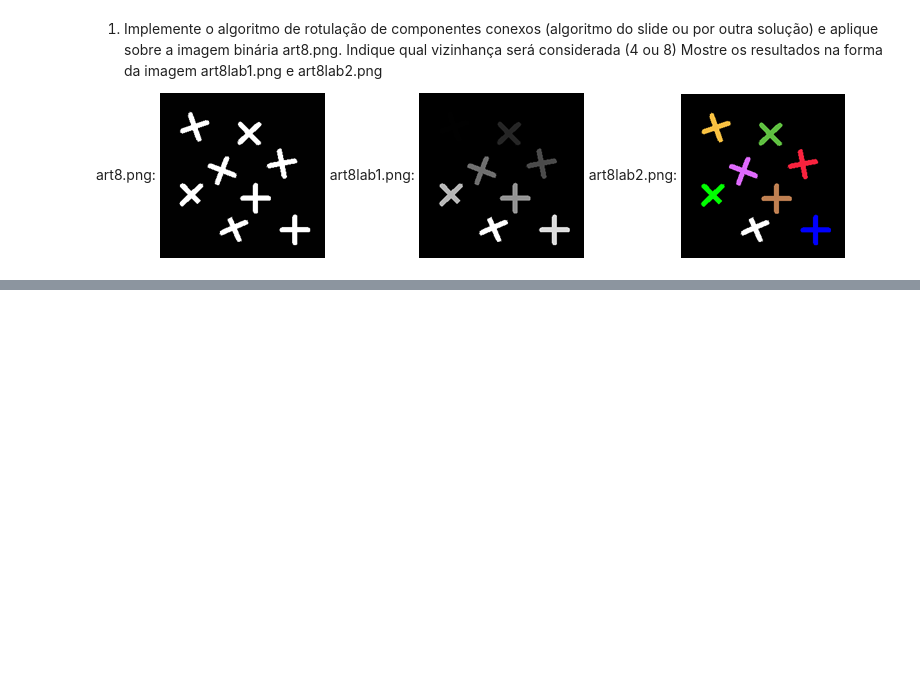
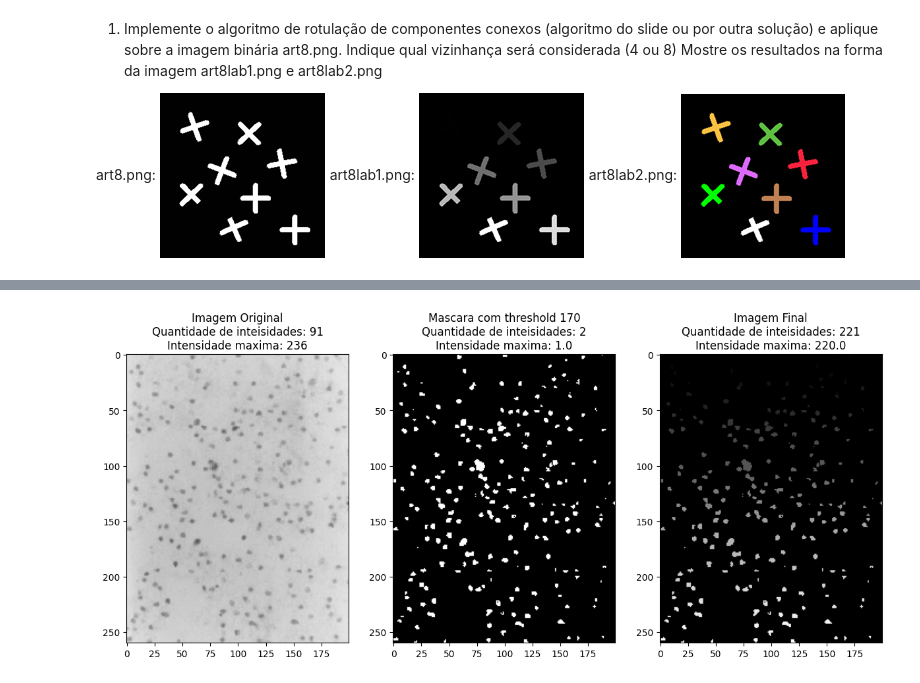
Before and after one commit to pedrohrpc/gsi058_t1_pedro.procopio, a Jupyter notebook: Lab02 - Connected Components/lab03.ipynb, the cells around one changed output, grey strips where cells are left out. Cells and saved outputs as stored; diff of their text form; code cells hidden in the pictures; blank space fills up the shorter version.

```diff
--- a/Lab02 - Connected Components/lab03.ipynb
+++ b/Lab02 - Connected Components/lab03.ipynb
@@ -137,0 +90,88 @@ if np.intersect1d(arr1, arr2):
+# %%
+import cv2 as cv
+import matplotlib.pyplot as plt
+import numpy as np
+
+filename = "clc3.png"
+
+img = cv.imread(filename, cv.IMREAD_GRAYSCALE)
+
+
+# Criando mascara com threshold determinado
+fundoBranco = True
+threshold = 170
+maskImg = np.zeros(img.shape)
+if fundoBranco:
+    maskImg[img <= threshold] = 1
+    maskImg[img > threshold] = 0
+else:
+    maskImg[img >= threshold] = 1
+    maskImg[img < threshold] = 0
+
+# Criando matriz para salvar as labels
+linhas, colunas = img.shape
+label = np.zeros((linhas,colunas))
+newLabel = 1
+sameLabel = []
+
+# Preenchendo matriz de labels e salvando pares de labels equivalentes
+for i in range(1,linhas):
+    for j in range(1,colunas):
+        if maskImg[i][j] == 1:
+            if (label[i-1][j] != 0 and label[i][j-1] != 0) and label[i-1][j] != label[i][j-1]:
+                label[i][j] = label[i-1][j]
+                sameLabel.append([label[i-1][j], label[i][j-1]])
+
+            elif label[i-1][j] != 0:
+                label[i][j] = label[i-1][j]
+            elif label[i][j-1] != 0:
+                label[i][j] = label[i][j-1]
+            else:
+                label[i][j] = newLabel
+                newLabel = newLabel + 1
+        else:
+            pass
+
+# Concatenando pares de labels equivalentes (Ex: Se 1 e 2 sao equivalentes, e 2 e 3 sao equivalentes, entao 1, 2 e 3 sao equivalentes)
+finalSames = []
+for same in sameLabel:
+    noMatch = True
+    for i in range(len(finalSames)):
+        if np.intersect1d(same,finalSames[i]).any():
+            finalSames[i] = np.concatenate((same, finalSames[i]))
+            noMatch = False
+    if noMatch:
+        finalSames.append(same)
+
+# Substituindo todas as labels equivalentes pela menor label
+for same in finalSames:
+    for element in same:
+        label[label == element] = np.min(same)
+
+# Subistituindo valores das labels para remover intervalos (Ex: Caso as labels sejam [1, 5, 94 ,155] se tornarao [1, 2, 3, 4])
+intensidades = np.unique(label)
+novaIntensidade = 0
+novaImg = label
+for i in np.sort(intensidades):
+    novaImg[label == i] = novaIntensidade
+    novaIntensidade = novaIntensidade + 1
+
+# Printando o resultado de quantos objetos foram identificados para dado threshrold
+print(f'Utilizando threshold de {threshold}')
+print(f'Quantidade de objetos detectados: {np.max(np.unique(novaImg))}')
+
+# Plotando as imagens
+figura = plt.figure(figsize = (20,20))
+
+figura.add_subplot(2,4,1)
+plt.imshow(img, cmap='gray', vmin=0, vmax=255)
+plt.title(f'Imagem Original\nQuantidade de inteisidades: {len(np.unique(img))}\nIntensidade maxima: {np.max(np.unique(img))}')
+
+figura.add_subplot(2,4,2)
+plt.imshow(maskImg, cmap='gray', vmin=0, vmax=np.max(np.unique(maskImg)))
+plt.title(f'Mascara com threshold {threshold}\nQuantidade de inteisidades: {len(np.unique(maskImg))}\nIntensidade maxima: {np.max(np.unique(maskImg))}')
+
+figura.add_subplot(2,4,3)
+plt.imshow(novaImg, cmap='gray', vmin=0, vmax=np.max(np.unique(novaImg)))
+plt.title(f'Imagem Final\nQuantidade de inteisidades: {len(np.unique(novaImg))}\nIntensidade maxima: {np.max(np.unique(novaImg))}')
+# %% [output]
@@ -137,0 +181 @@ if np.intersect1d(arr1, arr2):
+[figure, added]
```
Also changed, not shown: parts of 3 cells of this notebook.
